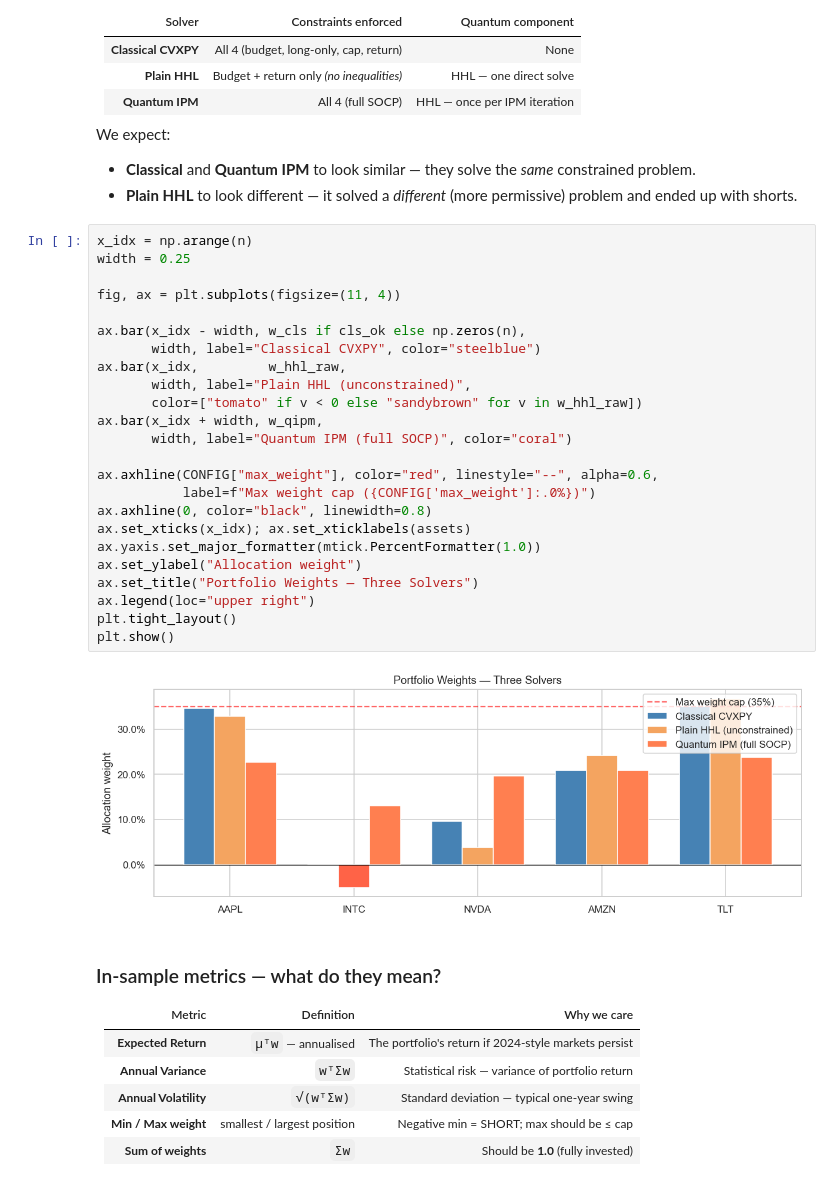
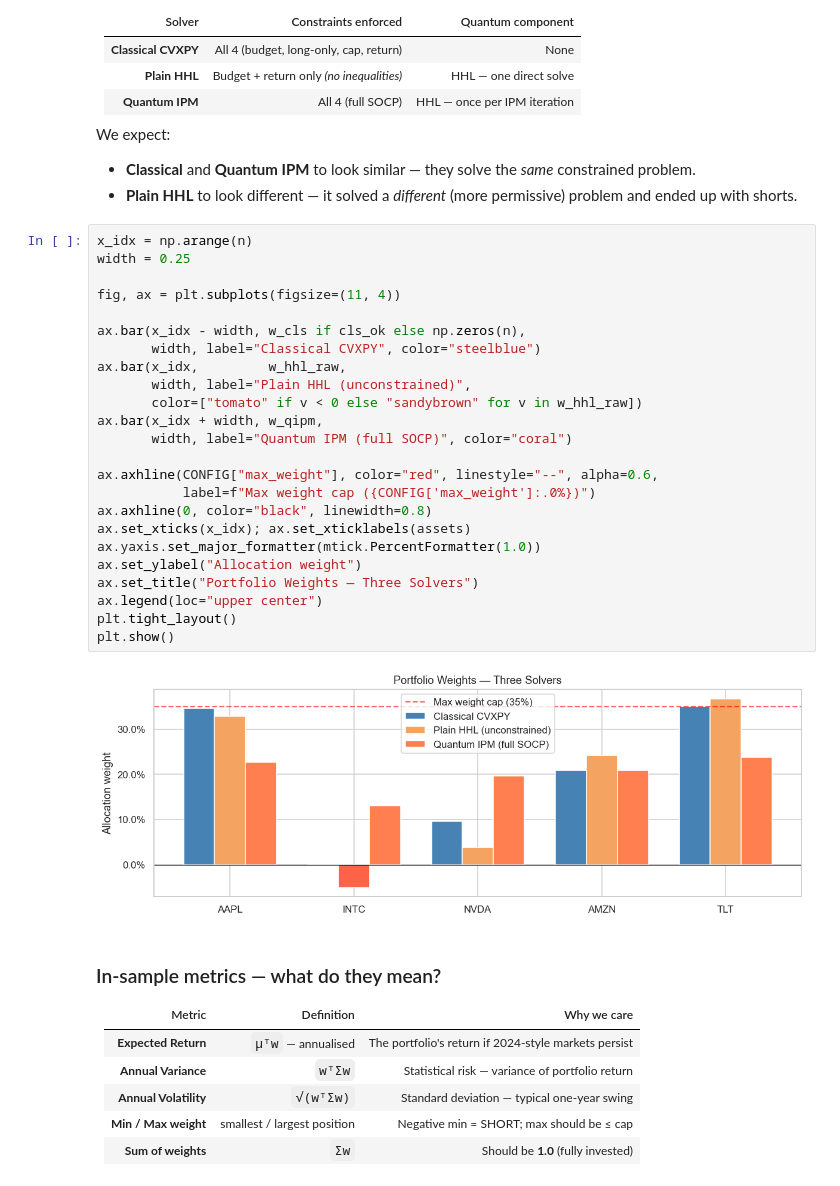
Before and after one commit to Nadav138/QApp, a Jupyter notebook: workshop/quantum_portfolio_tutorial.ipynb, the cells around one changed output. Saved outputs shown, nothing was run; the diff lists cells and outputs as text.

```diff
--- a/workshop/quantum_portfolio_tutorial.ipynb
+++ b/workshop/quantum_portfolio_tutorial.ipynb
@@ -1067,29 +1067,29 @@ We expect:
 # %%
 x_idx = np.arange(n)
 width = 0.25
 
 fig, ax = plt.subplots(figsize=(11, 4))
 
 ax.bar(x_idx - width, w_cls if cls_ok else np.zeros(n),
        width, label="Classical CVXPY", color="steelblue")
 ax.bar(x_idx,         w_hhl_raw,
        width, label="Plain HHL (unconstrained)",
        color=["tomato" if v < 0 else "sandybrown" for v in w_hhl_raw])
 ax.bar(x_idx + width, w_qipm,
        width, label="Quantum IPM (full SOCP)", color="coral")
 
 ax.axhline(CONFIG["max_weight"], color="red", linestyle="--", alpha=0.6,
            label=f"Max weight cap ({CONFIG['max_weight']:.0%})")
 ax.axhline(0, color="black", linewidth=0.8)
 ax.set_xticks(x_idx); ax.set_xticklabels(assets)
 ax.yaxis.set_major_formatter(mtick.PercentFormatter(1.0))
 ax.set_ylabel("Allocation weight")
 ax.set_title("Portfolio Weights — Three Solvers")
-ax.legend(loc="upper right")
+ax.legend(loc="upper center")
 plt.tight_layout()
 plt.show()
 # %% [output]
-[figure, old version]
+[figure, new version]
 # %% [markdown]
 ### In-sample metrics — what do they mean?
 
```
Also changed, not shown: parts of 4 cells of this notebook.
